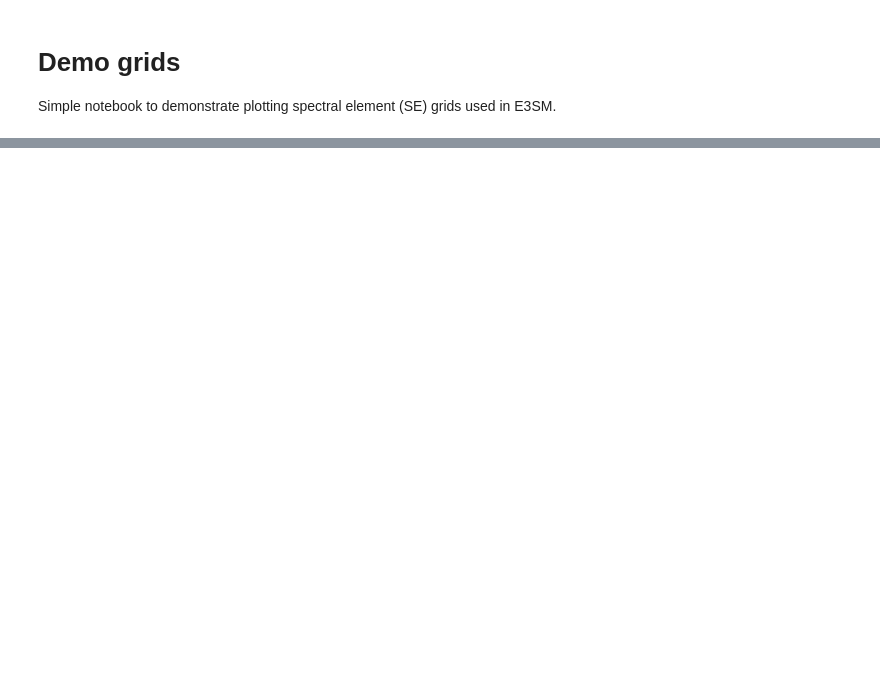
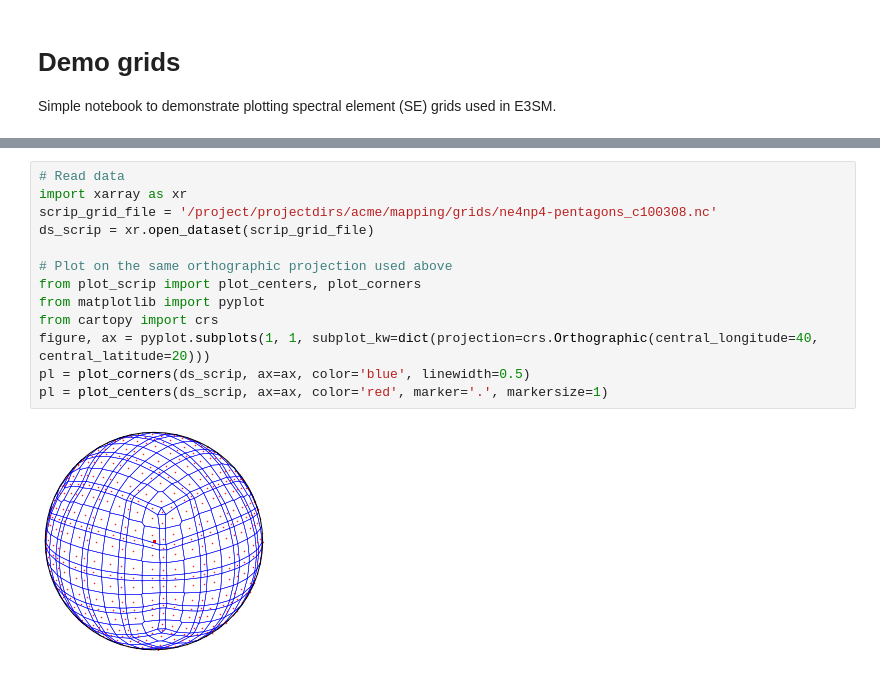
Before and after one commit to brhillman/e3smplot, a Jupyter notebook: demo_grids.ipynb, the cells around one changed output, grey strips where cells are left out. Cells and saved outputs as stored; diff of their text form; blank space fills up the shorter version.

```diff
--- a/demo_grids.ipynb
+++ b/demo_grids.ipynb
@@ -19,0 +27,15 @@ Latitude range: -90 to 90
+# %%
+# Read data
+import xarray as xr
+scrip_grid_file = '/project/projectdirs/acme/mapping/grids/ne4np4-pentagons_c100308.nc'
+ds_scrip = xr.open_dataset(scrip_grid_file)
+
+# Plot on the same orthographic projection used above
+from plot_scrip import plot_centers, plot_corners
+from matplotlib import pyplot
+from cartopy import crs
+figure, ax = pyplot.subplots(1, 1, subplot_kw=dict(projection=crs.Orthographic(central_longitude=40, central_latitude=20)))
+pl = plot_corners(ds_scrip, ax=ax, color='blue', linewidth=0.5)
+pl = plot_centers(ds_scrip, ax=ax, color='red', marker='.', markersize=1)
+# %% [output]
+[figure, added]
```
Also changed, not shown: parts of 6 cells of this notebook.
